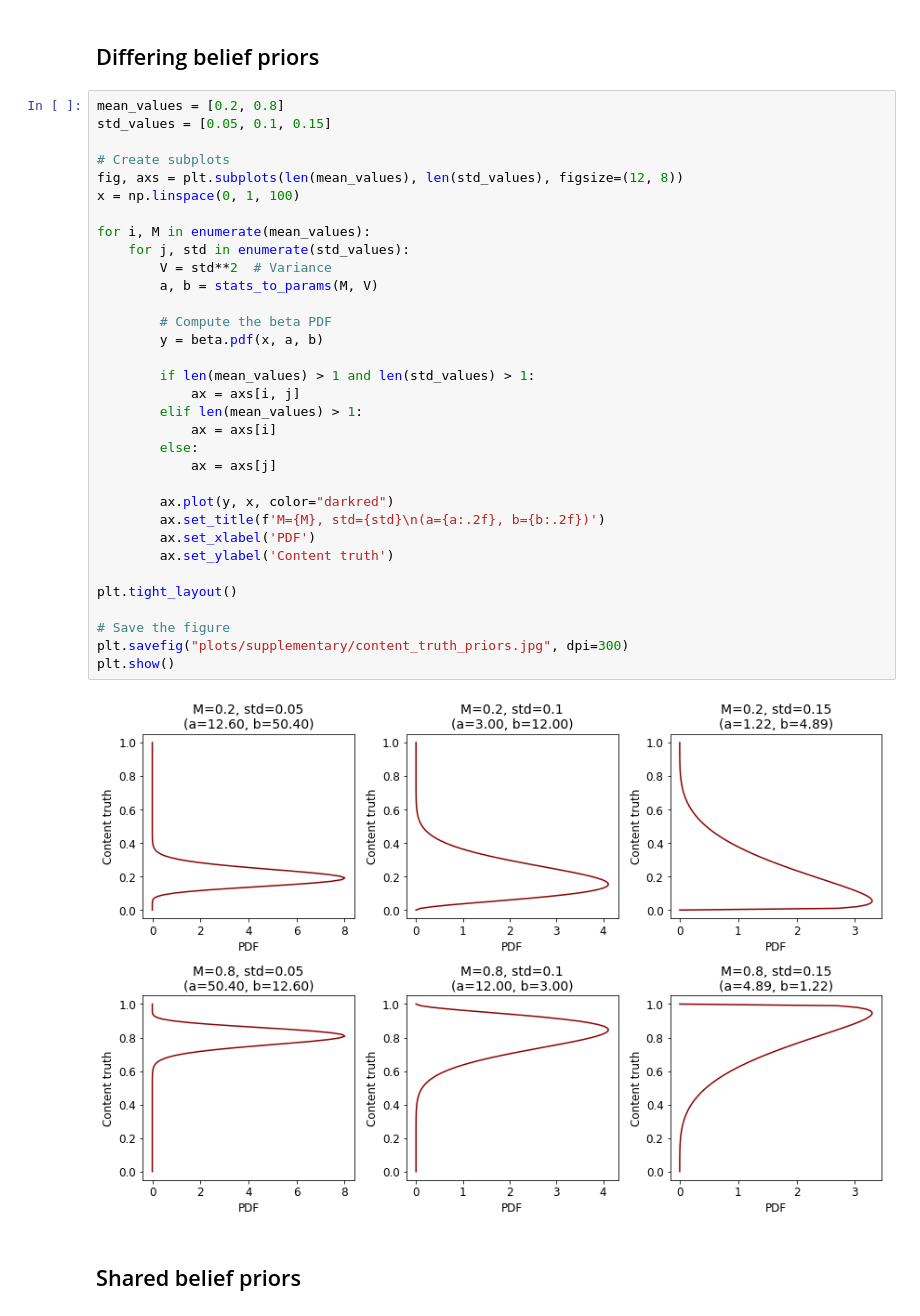
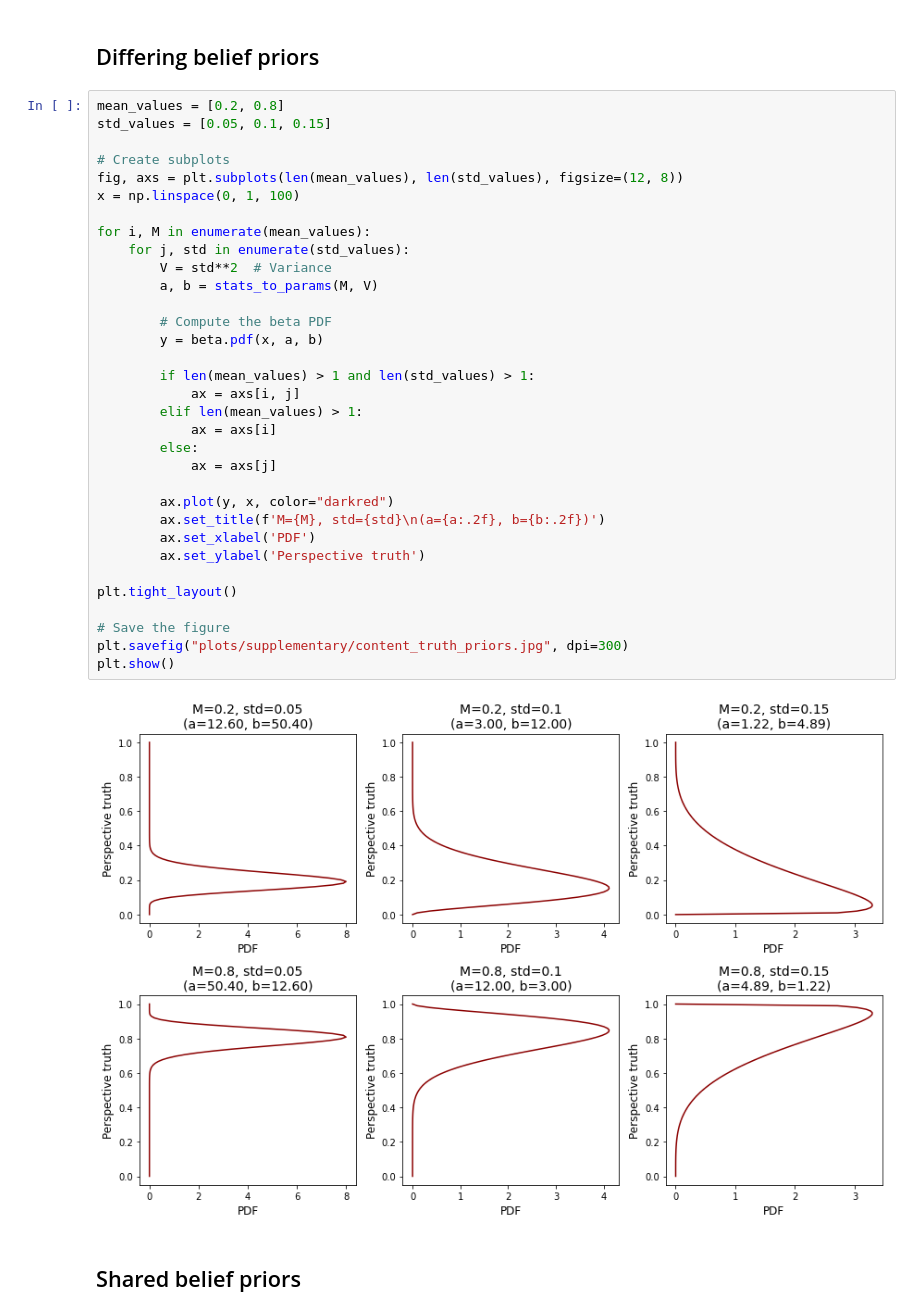
Before and after one commit to sradkani/inverse-planning-polarization, a Jupyter notebook: param_selection.ipynb, the cells around one changed output. Drawn from its saved outputs; the diff is of its cells as text.

Commit message:
editting figures

```diff
--- a/param_selection.ipynb
+++ b/param_selection.ipynb
@@ -27,35 +27,35 @@ std_values = [0.05, 0.1, 0.15]
 
 # Create subplots
 fig, axs = plt.subplots(len(mean_values), len(std_values), figsize=(12, 8))
 x = np.linspace(0, 1, 100)
 
 for i, M in enumerate(mean_values):
     for j, std in enumerate(std_values):
         V = std**2  # Variance
         a, b = stats_to_params(M, V)
 
         # Compute the beta PDF
         y = beta.pdf(x, a, b)
 
         if len(mean_values) > 1 and len(std_values) > 1:
             ax = axs[i, j]
         elif len(mean_values) > 1:
             ax = axs[i]
         else:
             ax = axs[j]
 
         ax.plot(y, x, color="darkred")
         ax.set_title(f'M={M}, std={std}\n(a={a:.2f}, b={b:.2f})')
         ax.set_xlabel('PDF')
-        ax.set_ylabel('Content truth')
+        ax.set_ylabel('Perspective truth')
 
 plt.tight_layout()
 
 # Save the figure
 plt.savefig("plots/supplementary/content_truth_priors.jpg", dpi=300)
 plt.show()
 # %% [output]
-[figure, old version]
+[figure, new version]
 # %% [markdown]
 ## Shared belief priors
 # %%
```
Also changed, not shown: 23 other files.
